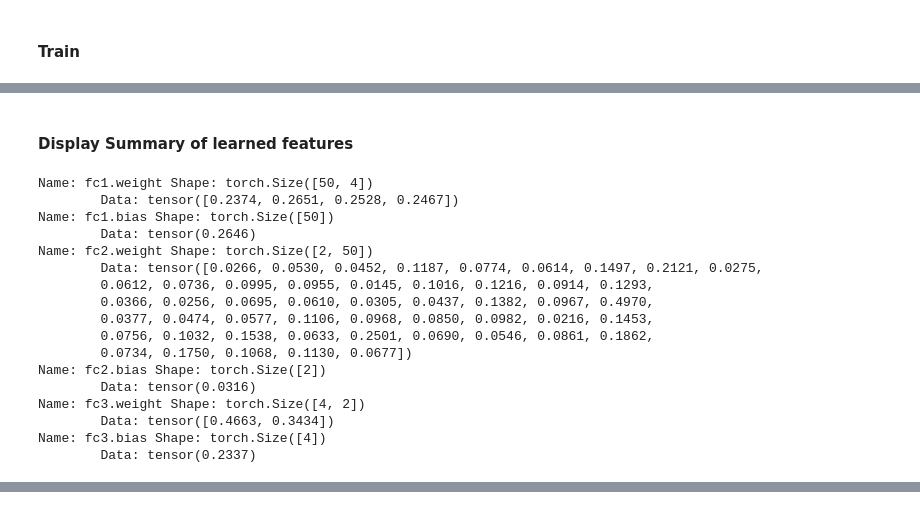
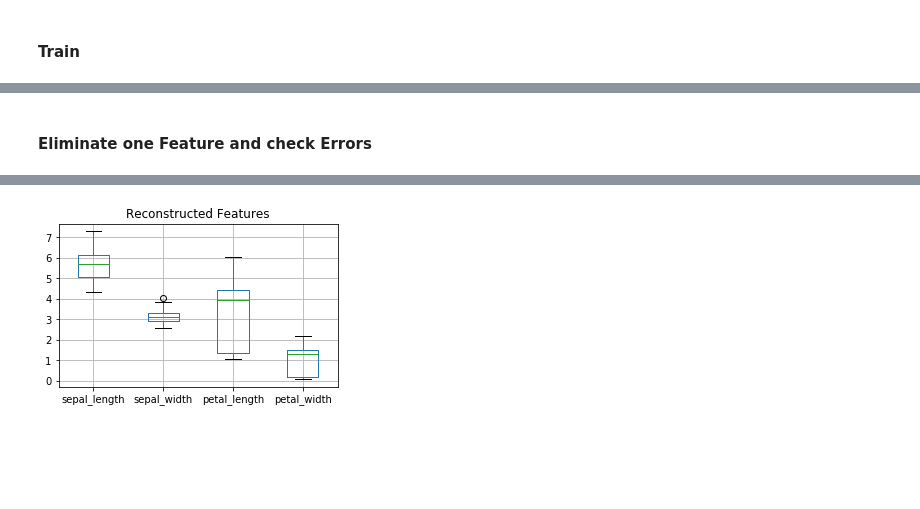
Before and after one commit to leonardoaraujosantos/Variational_AutoEncoder, a Jupyter notebook: src/notebooks/pytorch/IRIS_AE.ipynb, the cells around one changed output, grey strips where cells are left out. Drawn from its saved outputs; the diff is of its cells as text; code cells hidden in the pictures; blank space fills up the shorter version.

```diff
--- a/src/notebooks/pytorch/IRIS_AE.ipynb
+++ b/src/notebooks/pytorch/IRIS_AE.ipynb
@@ -100,7 +100,9 @@ optimizer = torch.optim.Adam(net.parameters(), lr=0.01)
 # %%
 for epoch in range(2000):
     optimizer.zero_grad()
-    X_reconstruct = net(train_X)
+    train_X_mod = train_X.clone()
+    #train_X_mod[:,3] = 0
+    X_reconstruct = net(train_X_mod)
     loss = criterion(X_reconstruct, train_X)
     loss.backward()
     optimizer.step()
@@ -144,25 +146,19 @@ plt.show()
-# %% [markdown]
-#### Display Summary of learned features
-# %%
-for name, param in net.named_parameters():
-    if param.requires_grad:
-        # Print feature name,shape,mean
-        print('Name:', name, 'Shape:', param.shape, '\n\tData:',param.data.abs().mean(dim=0))
-# %% [output]
-Name: fc1.weight Shape: torch.Size([50, 4])
-        Data: tensor([0.2374, 0.2651, 0.2528, 0.2467])
-Name: fc1.bias Shape: torch.Size([50])
-        Data: tensor(0.2646)
-Name: fc2.weight Shape: torch.Size([2, 50])
-        Data: tensor([0.0266, 0.0530, 0.0452, 0.1187, 0.0774, 0.0614, 0.1497, 0.2121, 0.0275,
-        0.0612, 0.0736, 0.0995, 0.0955, 0.0145, 0.1016, 0.1216, 0.0914, 0.1293,
-        0.0366, 0.0256, 0.0695, 0.0610, 0.0305, 0.0437, 0.1382, 0.0967, 0.4970,
-        0.0377, 0.0474, 0.0577, 0.1106, 0.0968, 0.0850, 0.0982, 0.0216, 0.1453,
-        0.0756, 0.1032, 0.1538, 0.0633, 0.2501, 0.0690, 0.0546, 0.0861, 0.1862,
-        0.0734, 0.1750, 0.1068, 0.1130, 0.0677])
-Name: fc2.bias Shape: torch.Size([2])
-        Data: tensor(0.0316)
-Name: fc3.weight Shape: torch.Size([4, 2])
-        Data: tensor([0.4663, 0.3434])
-Name: fc3.bias Shape: torch.Size([4])
-        Data: tensor(0.2337)
+# %% [markdown]
+#### Eliminate one Feature and check Errors
+# %%
+test_X_0 = test_X.clone()
+test_X_0[:,3] = 0
+
+with torch.no_grad():
+    test_X_rec_0 = net(test_X_0)
+    loss = criterion(test_X_rec_0, test_X)
+    print('Loss:', loss)
+test_recons = pd.DataFrame({'sepal_length': test_X_rec_0[:, 0],
+                          'sepal_width': test_X_rec_0[:, 1],
+                          'petal_length': test_X_rec_0[:, 2],
+                          'petal_width': test_X_rec_0[:, 3]})
+plt.figure(figsize = (5, 3))
+test_recons[["sepal_length", "sepal_width", "petal_length", "petal_width"]].boxplot()
+plt.title('Reconstructed Features')
+plt.show()
+# %% [output]
@@ -168,0 +166 @@ Name: fc3.bias Shape: torch.Size([4])
+[figure, added]
```
Also changed, not shown: parts of 3 cells of this notebook.
